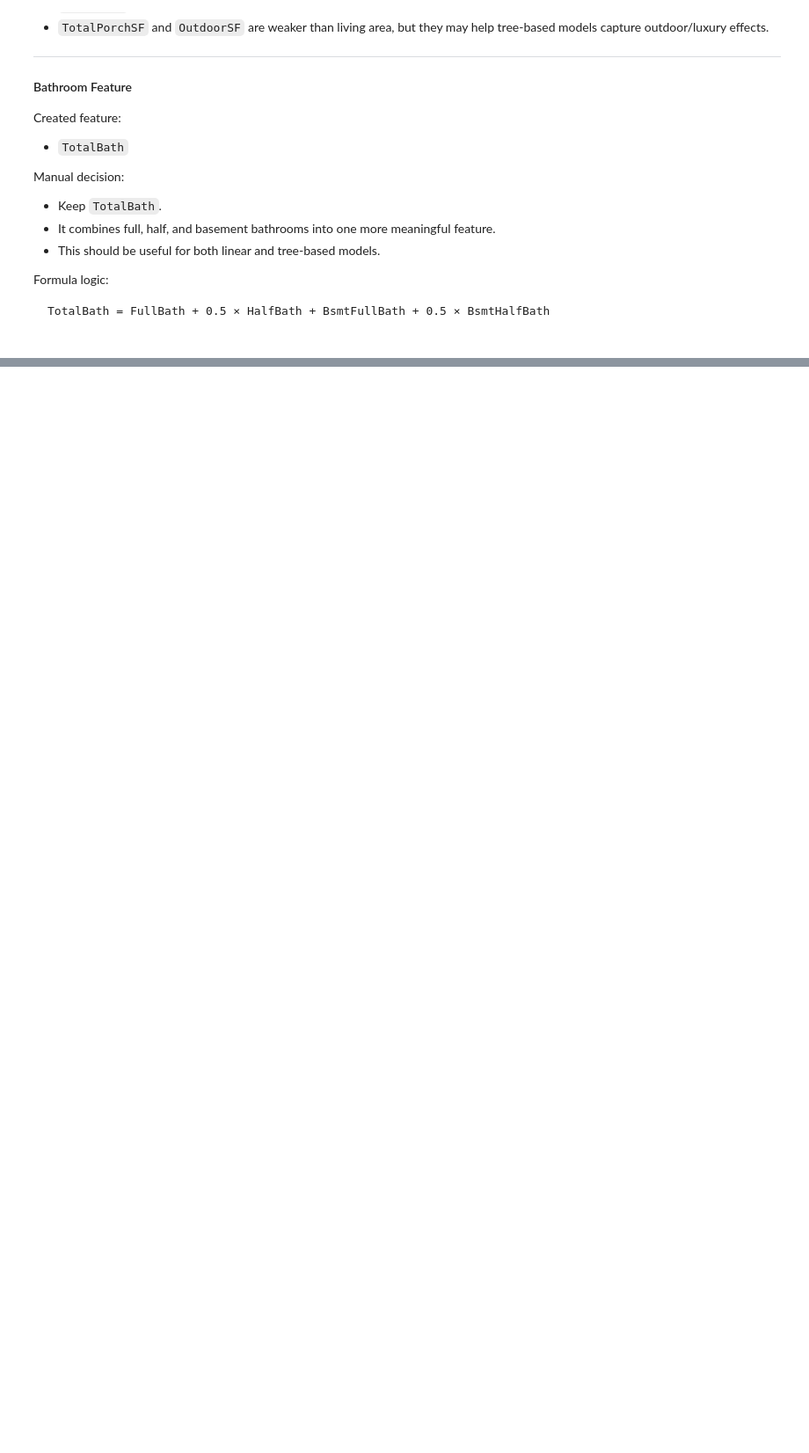
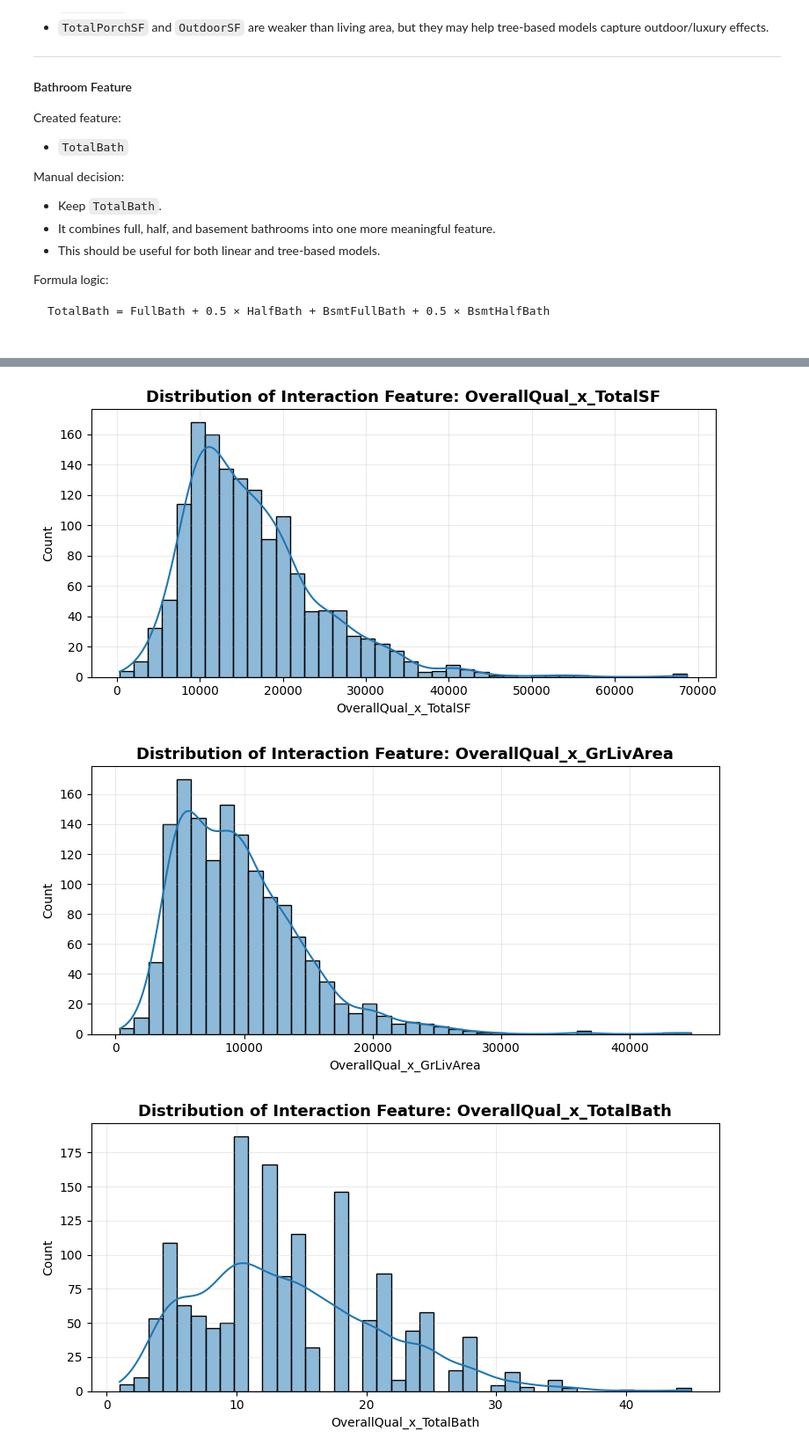
Before and after one commit to kawsar07ahmmed0712-rgb/House-Price-Prediction-Regression, a Jupyter notebook: Research/Feature_Engeneering.ipynb, the cells around one changed output, grey strips where cells are left out. Shown at 88% size. Cells and saved outputs as stored; diff of their text form; code cells hidden in the pictures; blank space fills up the shorter version.

```diff
--- a/Research/Feature_Engeneering.ipynb
+++ b/Research/Feature_Engeneering.ipynb
@@ -3981,0 +4380,35 @@ TotalBath = FullBath + 0.5 × HalfBath + BsmtFullBath + 0.5 × BsmtHalfBath
+# %%
+# ============================================================
+# 6.11 Plot interaction feature distributions
+# ============================================================
+
+interaction_features = keep_existing_columns(
+    HIGH_PRIORITY_INTERACTION_FEATURES_CREATED,
+    X_train_advanced,
+    X_test_advanced
+)
+
+for feature in interaction_features:
+    plt.figure(figsize=(8, 4))
+
+    sns.histplot(
+        X_train_advanced[feature],
+        bins=40,
+        kde=True
+    )
+
+    plt.title(f"Distribution of Interaction Feature: {feature}", fontsize=13, fontweight="bold")
+    plt.xlabel(feature)
+    plt.ylabel("Count")
+    plt.grid(alpha=0.25)
+    plt.tight_layout()
+    plt.savefig(
+        FE_PLOT_DIR / f"06_interaction_dist_{feature}.png",
+        dpi=150,
+        bbox_inches="tight"
+    )
+    plt.show()
+# %% [output]
+[figure, added]
+[figure, added]
+[figure, added]
```
Also changed, not shown: parts of 42 cells of this notebook, 33 other files.
